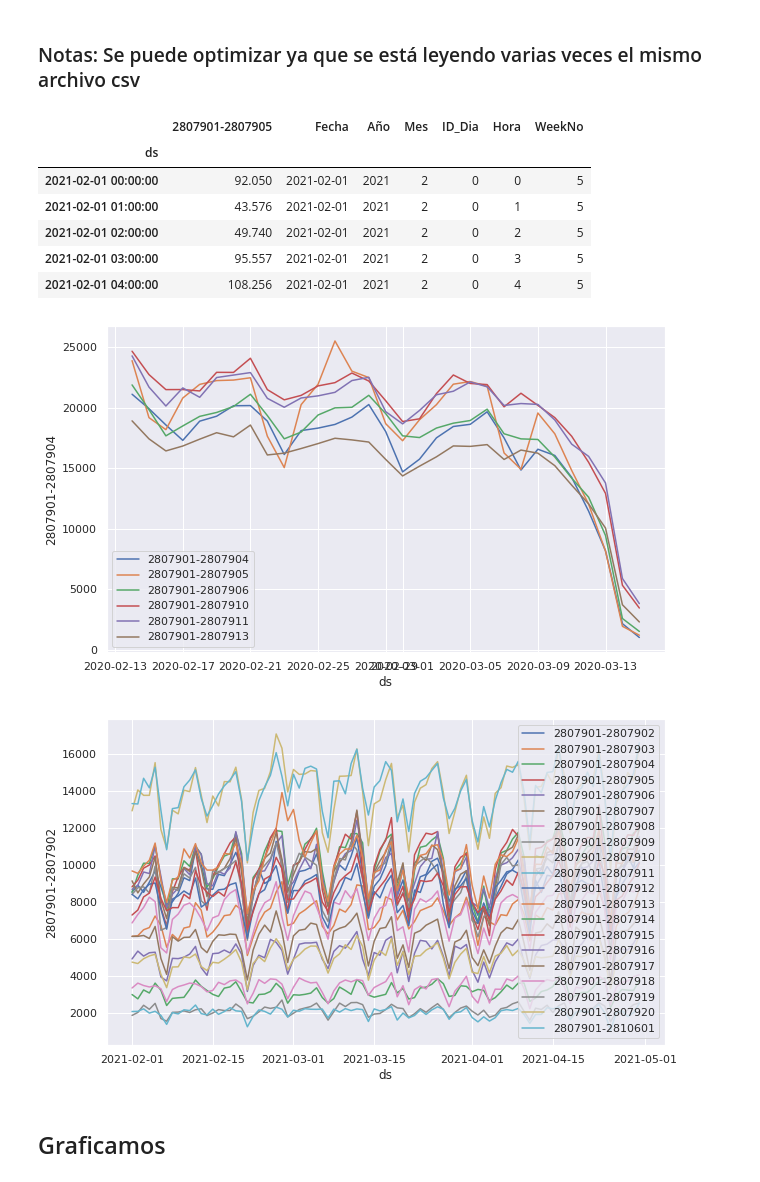
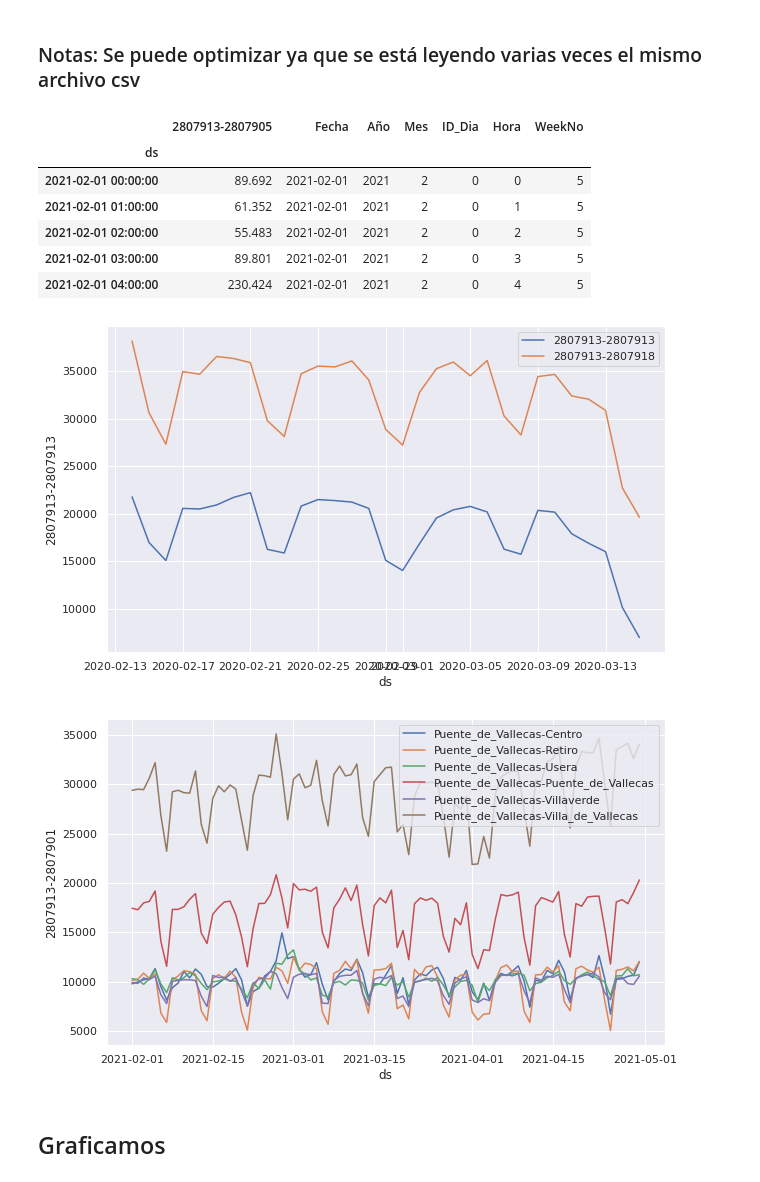
Before and after one commit to Jhonvalencia77/3er_avance, a Jupyter notebook: Patrones2_Trayectos_Diarios_Feb-May.ipynb, the cells around one changed output. Cells and saved outputs as stored; diff of their text form; code cells hidden in the pictures.

```diff
--- a/Patrones2_Trayectos_Diarios_Feb-May.ipynb
+++ b/Patrones2_Trayectos_Diarios_Feb-May.ipynb
@@ -27,7 +27,7 @@ def df_origen(origen,destino):
     df = pd.read_csv("/home/jonathan/tesis/3er_avance/Trayectos_Periodo_Referencia2.csv", sep=',',index_col=0, parse_dates=True, usecols=lista)
 
     ######################PICKLE 2###############################
-    with open('/home/jonathan/tesis/3er_avance/columns_names_confinamiento5.pickle', "rb") as file:
+    with open('/home/jonathan/tesis/3er_avance/columns_names_confinamiento6.pickle', "rb") as file:
         columns_names = pickle.load(file)
 
     names = list(columns_names)
@@ -38,7 +38,7 @@ def df_origen(origen,destino):
         if x==True:
             lista.append(trayectos)
 
-    df2 = pd.read_csv("/home/jonathan/tesis/3er_avance/Trayectos_Periodo_Confinamiento5.csv", sep=',',index_col=0, parse_dates=True, usecols=lista)
+    df2 = pd.read_csv("/home/jonathan/tesis/3er_avance/Trayectos_Periodo_Confinamiento6.csv", sep=',',index_col=0, parse_dates=True, usecols=lista)
 
     #Filtramos el destino
     columns_names_df = df.columns
@@ -51,7 +51,7 @@ def df_origen(origen,destino):
             listaDst.append(trayectos)
 
     df_Final = pd.read_csv("/home/jonathan/tesis/3er_avance/Trayectos_Periodo_Referencia2.csv", sep=',',index_col=0, parse_dates=True, usecols=listaDst)
-    df2_Final = pd.read_csv("/home/jonathan/tesis/3er_avance/Trayectos_Periodo_Confinamiento5.csv", sep=',',index_col=0, parse_dates=True, usecols=listaDst)
+    df2_Final = pd.read_csv("/home/jonathan/tesis/3er_avance/Trayectos_Periodo_Confinamiento6.csv", sep=',',index_col=0, parse_dates=True, usecols=listaDst)
 
 
     #Cambiamos la frecuencia a dias
@@ -68,14 +68,14 @@ def df_origen(origen,destino):
 
     mean_df2 = df2_Dia.mean()
     mean_dict2 = mean_df2.to_dict()
-    main_lines2 = list(dict.keys(dict(filter(lambda x: x[1] > 2000, mean_dict2.items())))) #Obtengo las claves de las columnas con un promedio por dia mayor a 8000
+    main_lines2 = list(dict.keys(dict(filter(lambda x: x[1] > 9500, mean_dict2.items())))) #Obtengo las claves de las columnas con un promedio por dia mayor a 8000
 
     #Sacamos solo los trayectos principales
     main_lines.insert(0,"ds")
     df_main_lines = pd.read_csv("/home/jonathan/tesis/3er_avance/Trayectos_Periodo_Referencia2.csv", sep=',',index_col=0, parse_dates=True, usecols=main_lines)
 
     main_lines2.insert(0,"ds")
-    df_main_lines2 = pd.read_csv("/home/jonathan/tesis/3er_avance/Trayectos_Periodo_Confinamiento5.csv", sep=',',index_col=0, parse_dates=True, usecols=main_lines2)
+    df_main_lines2 = pd.read_csv("/home/jonathan/tesis/3er_avance/Trayectos_Periodo_Confinamiento6.csv", sep=',',index_col=0, parse_dates=True, usecols=main_lines2)
 
     #Añadimos nuevas columnas
     df_main_lines['Fecha'] = df_main_lines.index.date
@@ -106,7 +106,7 @@ def df_origen(origen,destino):
 
     return df, lista, df_Dia, main_lines, df_main_lines, df2, df2_Dia, main_lines2, df_main_lines2, df_Final,df2_Final,listaDst
 # %%
-origen = "2807901"
+origen = "2807913"
 destino = "2807905"
 df,lista, df_Dia, main_lines, df_main_lines, df2, df2_Dia, main_lines2, df_main_lines2,df_Final,df2_Final,listaDst = df_origen(origen,destino)
 df_main_lines.head(5)
@@ -114,13 +114,13 @@ df_main_lines2.head(5)
 df_Final.head(5)
 df2_Final.head(5)
 # %% [output]
-|  | 2807901-2807905 | Fecha | Año | Mes | ID_Dia | Hora | WeekNo |
+|  | 2807913-2807905 | Fecha | Año | Mes | ID_Dia | Hora | WeekNo |
 | ds |  |  |  |  |  |  |  |
-| 2021-02-01 00:00:00 | 92.050 | 2021-02-01 | 2021 | 2 | 0 | 0 | 5 |
-| 2021-02-01 01:00:00 | 43.576 | 2021-02-01 | 2021 | 2 | 0 | 1 | 5 |
-| 2021-02-01 02:00:00 | 49.740 | 2021-02-01 | 2021 | 2 | 0 | 2 | 5 |
-| 2021-02-01 03:00:00 | 95.557 | 2021-02-01 | 2021 | 2 | 0 | 3 | 5 |
-| 2021-02-01 04:00:00 | 108.256 | 2021-02-01 | 2021 | 2 | 0 | 4 | 5 |
+| 2021-02-01 00:00:00 | 89.692 | 2021-02-01 | 2021 | 2 | 0 | 0 | 5 |
+| 2021-02-01 01:00:00 | 61.352 | 2021-02-01 | 2021 | 2 | 0 | 1 | 5 |
+| 2021-02-01 02:00:00 | 55.483 | 2021-02-01 | 2021 | 2 | 0 | 2 | 5 |
+| 2021-02-01 03:00:00 | 89.801 | 2021-02-01 | 2021 | 2 | 0 | 3 | 5 |
+| 2021-02-01 04:00:00 | 230.424 | 2021-02-01 | 2021 | 2 | 0 | 4 | 5 |
 # %%
 #print(names_1)
 #print(lista)
@@ -182,15 +182,20 @@ for trayecto in main_lines:
     if x==True:
         sb.lineplot(x="ds", y=trayecto, data=df_Dia.loc['2020-02-14':'2020-03-15'],legend='brief',label=trayecto)
 # %% [output]
-[figure, old version]
+[figure, new version]
 # %%
 #for trayecto in lista:
 for trayecto in main_lines2:
+    if trayecto=="ds":
+        continue
+    origen = trayecto.split("-",1)[0]
+    destino = trayecto.split("-",1)[1]
+    lines_names = {"28104":"Fuera_Madrid","19024":"Fuera_Madrid","2800601":"Fuera_Madrid","2806504":"Fuera_Madrid","2807901":"Centro","2807902":"Arganzuela","2807903":"Retiro","2807904":"Salamanca","2807905":"Chamartín","2807906":"Tetuán","2807907":"Chamberí","2807908":"El_Pardo","2807909":"Moncloa-Aravaca","2807910":"Latina","2807911":"Carabanchel","2807912":"Usera","2807913":"Puente_de_Vallecas","2807914":"Moratalaz","2807915":"Ciudad_Lineal","2807916":"Hortaleza","2807917":"Villaverde","2807918":"Villa_de_Vallecas","2807919":"Vicálvaro","2807920":"San Blas-Canillejas","2812301":"Fuera_Madrid","2807921":"Barajas"}
     x=trayecto.startswith(origen)
     if x==True:
-        sb.lineplot(x="ds", y=trayecto, data=df2_Dia.loc['2021-02-01':'2021-04-30'],legend='brief',label=trayecto)
+        sb.lineplot(x="ds", y=trayecto, data=df2_Dia.loc['2021-02-01':'2021-04-30'],legend='brief',label=lines_names[origen]+'-'+lines_names[destino])
 # %% [output]
-[figure, old version]
+[figure, new version]
 # %% [markdown]
 ## Graficamos
 # %%
```
Also changed, not shown: parts of 1 cell of this notebook, 11 other files.
